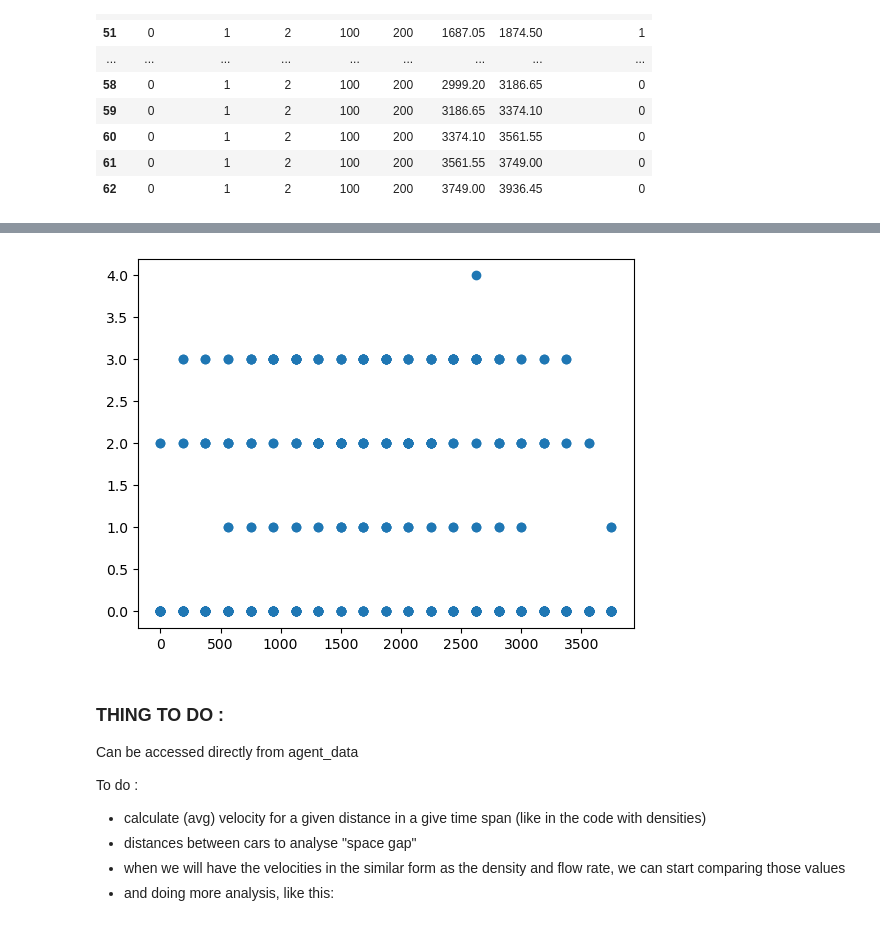
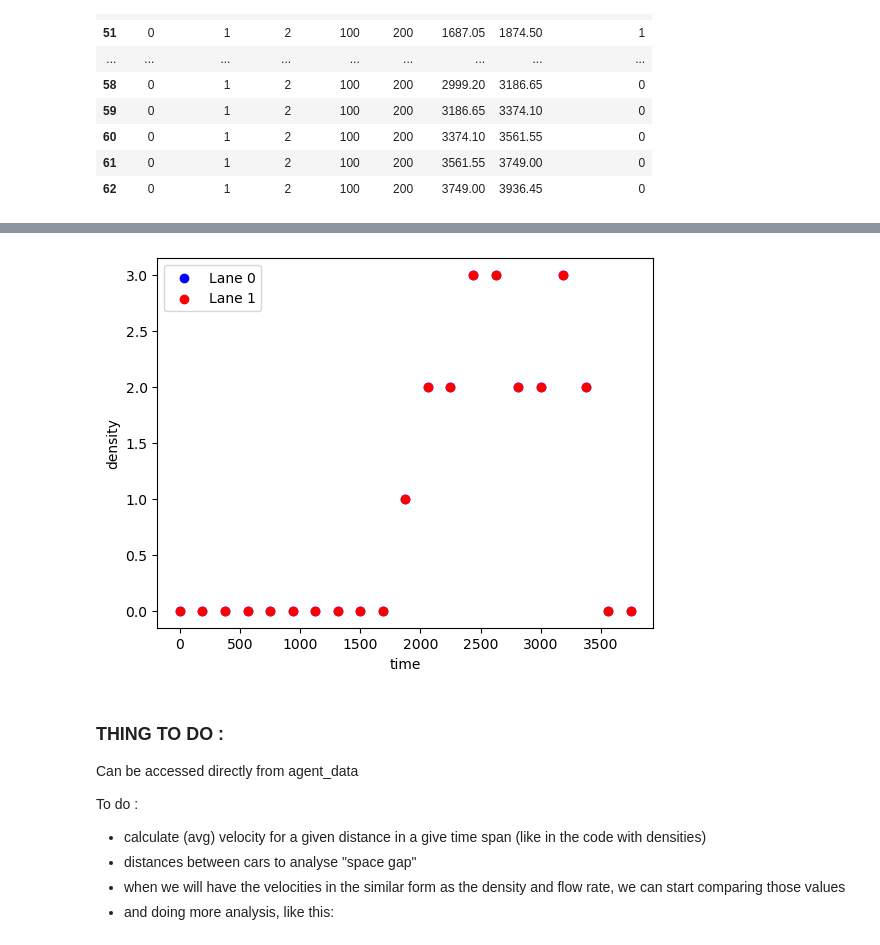
Before and after one commit to mikub97/ABM_car_traffic, a Jupyter notebook: src/agent_data_analysis.ipynb, the cells around one changed output, grey strips where cells are left out. Drawn from its saved outputs; the diff is of its cells as text; code cells hidden in the pictures.

```diff
--- a/src/agent_data_analysis.ipynb
+++ b/src/agent_data_analysis.ipynb
@@ -218,3 +218,6 @@ densities.loc[((densities["lane"]==0)&(densities["from_node"]==1) & (densities["
 | 60 | 0 | 1 | 2 | 100 | 200 | 3374.10 | 3561.55 | 0 |
 | 61 | 0 | 1 | 2 | 100 | 200 | 3561.55 | 3749.00 | 0 |
 | 62 | 0 | 1 | 2 | 100 | 200 | 3749.00 | 3936.45 | 0 |
+# %%
+density_nodes_10_11 = densities[densities['from_node']==10]
+density_nodes_10_11[density_nodes_10_11['lane']==0]
@@ -221,10 +242,26 @@ densities.loc[((densities["lane"]==0)&(densities["from_node"]==1) & (densities["
 # %%
-x, y = densities['from_time'], densities['num_of_agents']
+# Create a new figure and axis
+fig, ax = plt.subplots()
 
-plt.scatter(x,y)
+# Scatter plot for lane 0
+ax.scatter(density_nodes_10_11[density_nodes_10_11['lane']==0]['from_time'],
+           density_nodes_10_11[density_nodes_10_11['lane']==0]['num_of_agents'],
+           color='blue', label='Lane 0')
+
+# Scatter plot for lane 1
+ax.scatter(density_nodes_10_11[density_nodes_10_11['lane']==1]['from_time'],
+           density_nodes_10_11[density_nodes_10_11['lane']==1]['num_of_agents'],
+           color='red', label='Lane 1')
+
+# Add labels and legend
+ax.set_xlabel('time')
+ax.set_ylabel('density')
+ax.legend()
+
+# Display the plot
 plt.show()
 # %% [output]
-[figure, old version]
+[figure, new version]
 # %% [markdown]
 ### THING TO DO :
 
```
Also changed, not shown: parts of 10 cells of this notebook.
